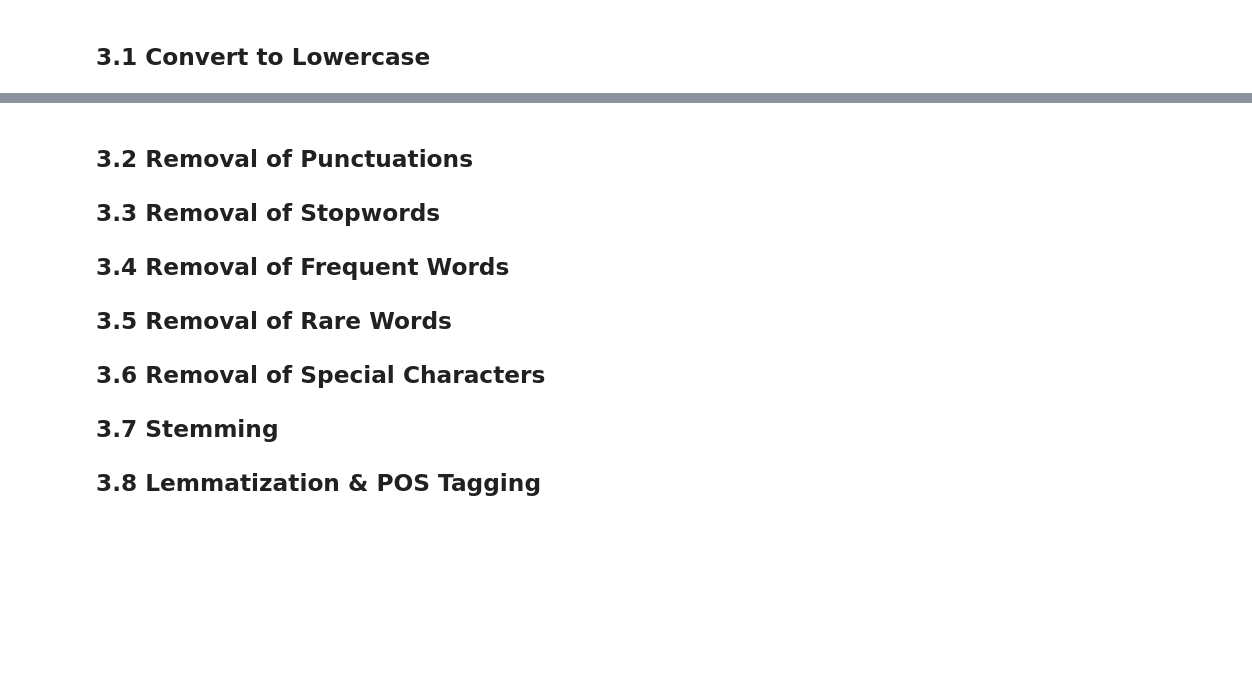
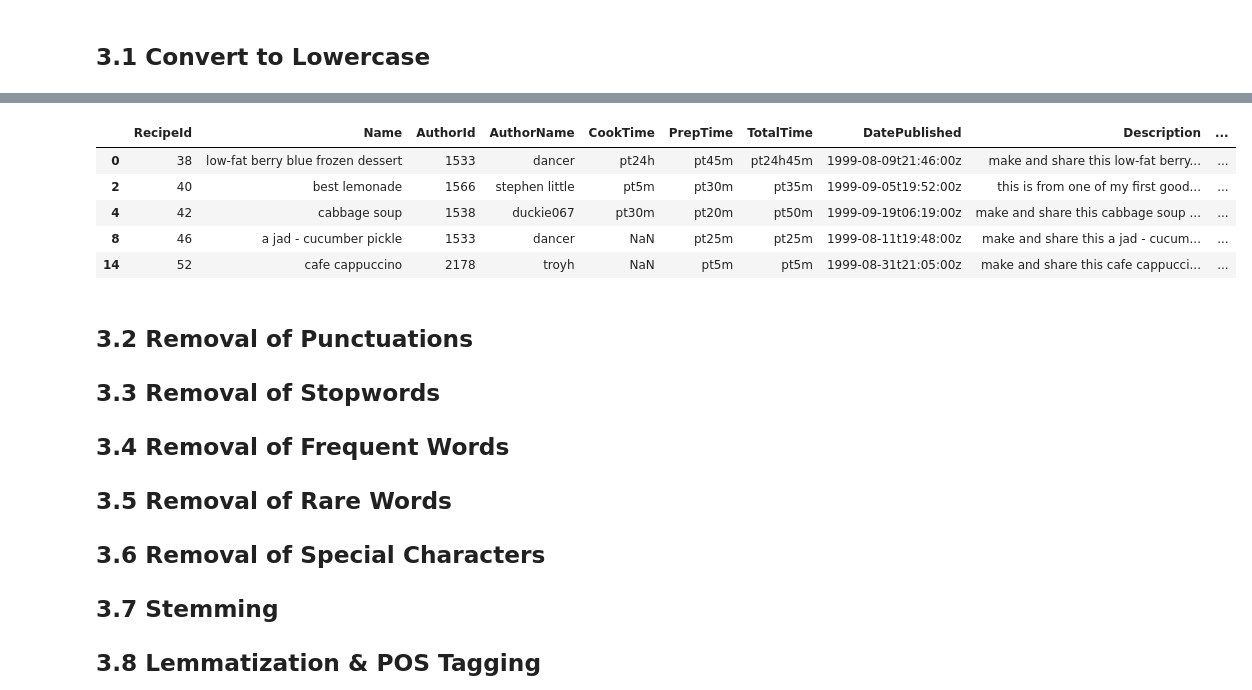
Before and after one commit to TechLabs-Remote-Bootcamp/WS24-MyDailyImpact, a Jupyter notebook: deeplearning/preprocessing.ipynb, the cells around one changed output, grey strips where cells are left out. Saved outputs shown, nothing was run; the diff lists cells and outputs as text; code cells hidden in the pictures; blank space fills up the shorter version.

Commit message:
feature: data-preprocessing. convert to lowercase

```diff
--- a/deeplearning/preprocessing.ipynb
+++ b/deeplearning/preprocessing.ipynb
@@ -283,3 +256,19 @@ df.head(3)
+# %%
+#string_columns = ['Name', 'AuthorName', 'CookTime', 'PrepTime', 'TotalTime', 'DatePublished', 'Description', 'RecipeCategory', 'Keywords', 'RecipeIngredientQuantities', 'RecipeIngredientParts', 'RecipeYield', 'RecipeInstructions']
+string_columns = df.select_dtypes(include=['object']).columns.tolist()
+string_columns.remove('Images')
+
+for column in string_columns:
+    df[column] = df[column].str.lower()
+
+df.head()
+# %% [output]
+|  | RecipeId | Name | AuthorId | AuthorName | CookTime | PrepTime | TotalTime | DatePublished | Description | ... |
+| 0 | 38 | low-fat berry blue frozen dessert | 1533 | dancer | pt24h | pt45m | pt24h45m | 1999-08-09t21:46:00z | make and share this low-fat berry... | ... |
+| 2 | 40 | best lemonade | 1566 | stephen little | pt5m | pt30m | pt35m | 1999-09-05t19:52:00z | this is from one of my first good... | ... |
+| 4 | 42 | cabbage soup | 1538 | duckie067 | pt30m | pt20m | pt50m | 1999-09-19t06:19:00z | make and share this cabbage soup ... | ... |
+| 8 | 46 | a jad - cucumber pickle | 1533 | dancer | NaN | pt25m | pt25m | 1999-08-11t19:48:00z | make and share this a jad - cucum... | ... |
+| 14 | 52 | cafe cappuccino | 2178 | troyh | NaN | pt5m | pt5m | 1999-08-31t21:05:00z | make and share this cafe cappucci... | ... |
 # %% [markdown]
 
 ## 3.2 Removal of Punctuations
```
Also changed, not shown: parts of 4 cells of this notebook.
